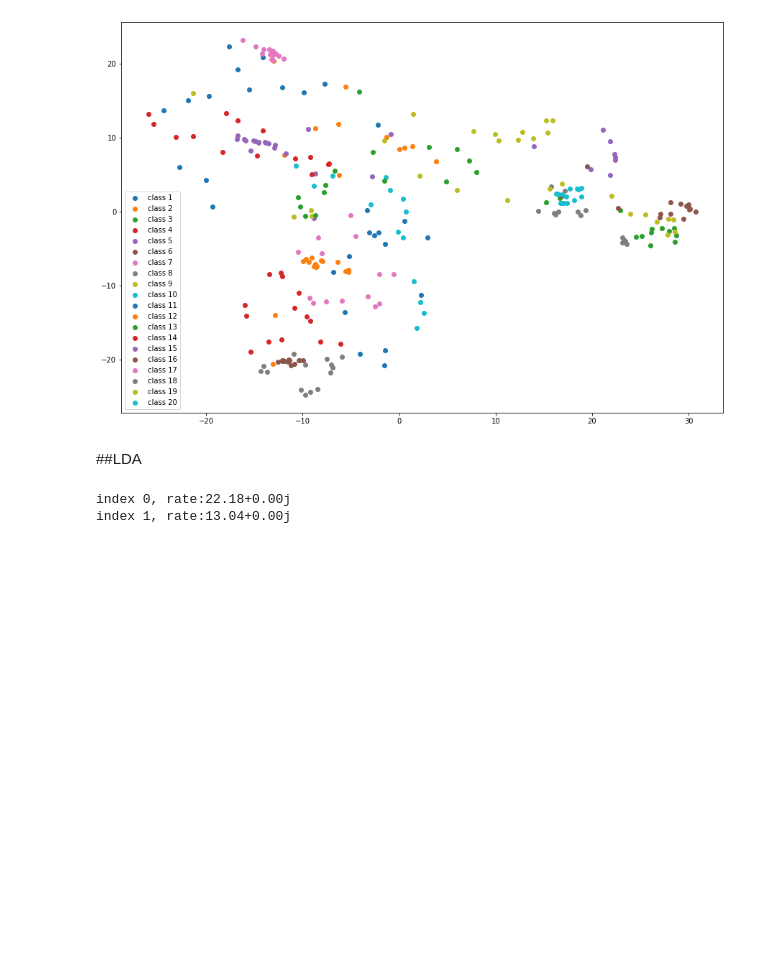
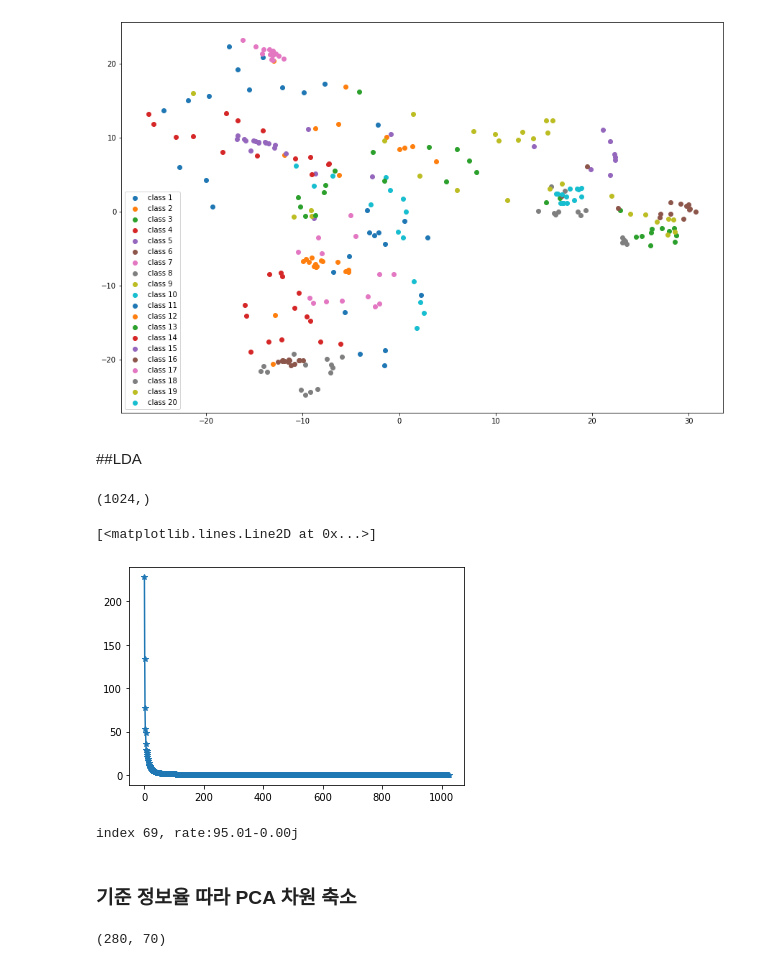
Before and after one commit to yojulab/knou_study_machinglearning, a Jupyter notebook: codes/sanghunoh/reports/과제_4_2_차원축소.ipynb, the cells around one changed output. Cells and saved outputs as stored; diff of their text form; code cells hidden in the pictures; blank space fills up the shorter version.

```diff
--- a/codes/sanghunoh/reports/과제_4_2_차원축소.ipynb
+++ b/codes/sanghunoh/reports/과제_4_2_차원축소.ipynb
@@ -106,17 +110,26 @@ plt.show()
 [figure]
 # %% [markdown]
 ##LDA
+# %%
+eigen_values_pca.shape[0]
+# %% [output]
+(1024,)
+# %%
+# 벡터별 정보 보유율 - 2차원 표시 위해
+plt.plot(range(1,eigen_values_pca.shape[0]+1), eigen_values_pca, '*-')
+# %% [output]
+[<matplotlib.lines.Line2D at 0x...>]
+[figure, added]
 # %%
-# 벡터별 정보 보유율 - 2차원 표시 위해
-eigen_values_pca_sum = sum(eigen_values_pca)
-threshold = 95
+# 벡터별 정보 보유율 확인
+eigen_values_pca_sum = np.sum(eigen_values_pca)
+threshold = 95    # 기준값
 for idx, eigen_value in enumerate(eigen_values_pca):
-  projected_rate = eigen_value/eigen_values_pca_sum*100
-  print('index {}, rate:{:.2f}'.format(idx, eigen_value/eigen_values_pca_sum*100))
-  if idx >= 1: break
-
-  # if projected_rate >= threshold:
-  #   print('index {}, rate:{:.2f}'.format(idx, eigen_value/eigen_values_pca_sum*100))
+  projected_rate = np.sum(eigen_values_pca[0:idx+1])/eigen_values_pca_sum*100
+  if projected_rate >= threshold:
+    print('index {}, rate:{:.2f}'.format(idx, projected_rate))
+    break
 # %% [output]
-index 0, rate:22.18+0.00j
-index 1, rate:13.04+0.00j
+index 69, rate:95.01-0.00j
+# %% [markdown]
+### 기준 정보율 따라 PCA 차원 축소
@@ -122,0 +138,5 @@ index 1, rate:13.04+0.00j
+# %%
+projected_matrix = class_all_std @ projection_matrix.T
+projected_matrix.shape
+# %% [output]
+(280, 70)
```
Also changed, not shown: parts of 6 cells of this notebook.
